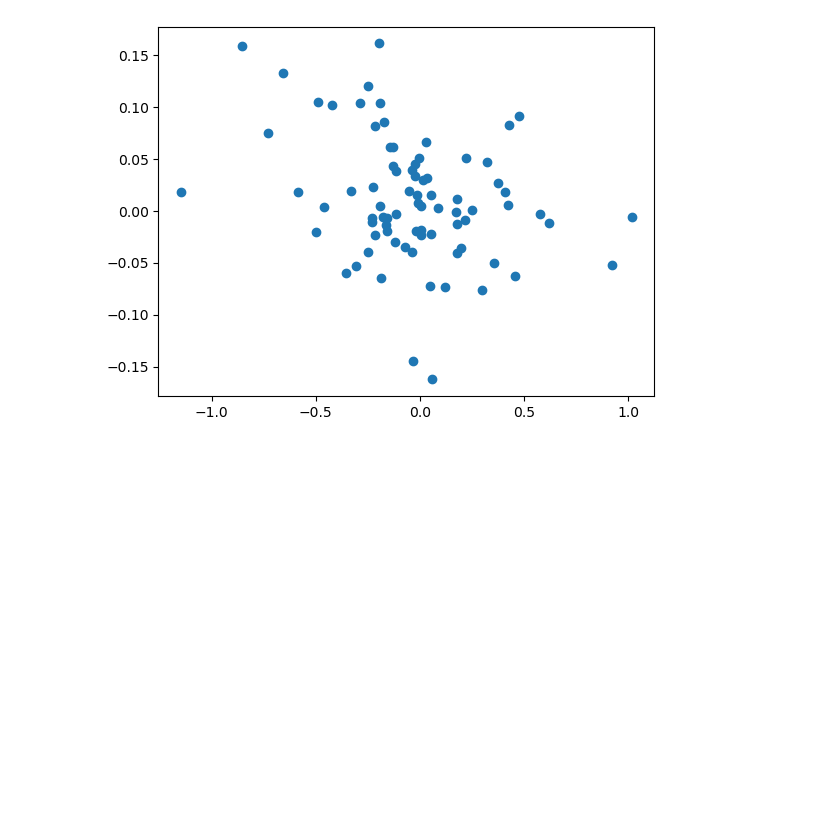
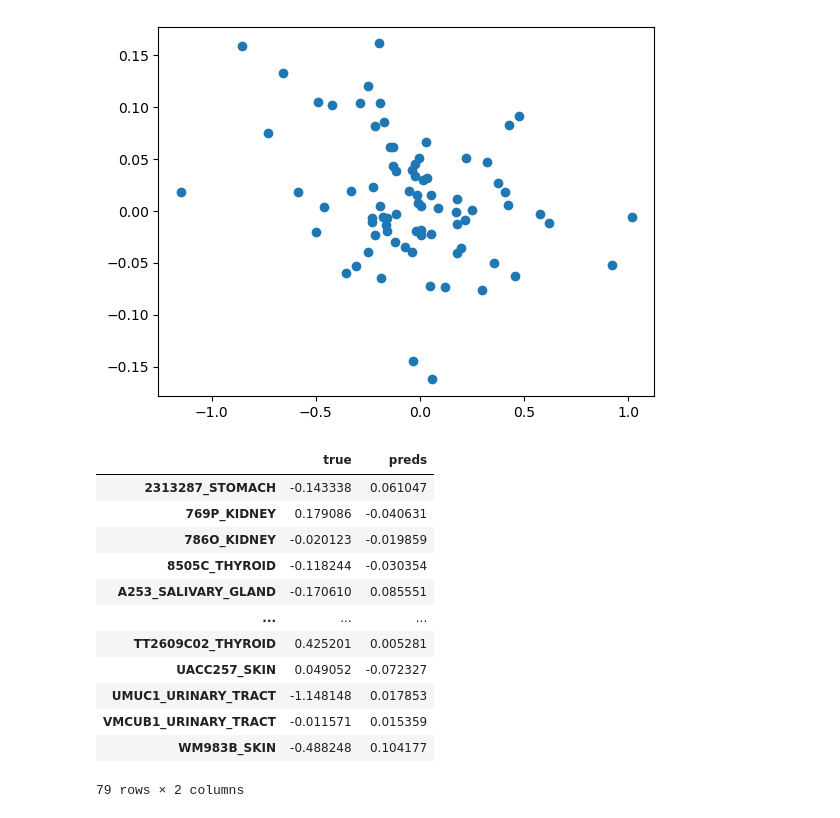
Before and after one commit to corsellolab/refract, a Jupyter notebook: notebooks/20230607_validate_performance/4_really_make_sure_part3.ipynb, the cells around one changed output. Cells and saved outputs as stored; diff of their text form; code cells hidden in the pictures; blank space fills up the shorter version.

```diff
--- a/notebooks/20230607_validate_performance/4_really_make_sure_part3.ipynb
+++ b/notebooks/20230607_validate_performance/4_really_make_sure_part3.ipynb
@@ -106,0 +118,18 @@ plt.scatter(in_test_set["true"].values, in_test_set["preds"].values)
+# %%
+# sort in_test_set by index
+in_test_set.sort_index(inplace=True)
+in_test_set
+# %% [output]
+|  | true | preds |
+| 2313287_STOMACH | -0.143338 | 0.061047 |
+| 769P_KIDNEY | 0.179086 | -0.040631 |
+| 786O_KIDNEY | -0.020123 | -0.019859 |
+| 8505C_THYROID | -0.118244 | -0.030354 |
+| A253_SALIVARY_GLAND | -0.170610 | 0.085551 |
+| ... | ... | ... |
+| TT2609C02_THYROID | 0.425201 | 0.005281 |
+| UACC257_SKIN | 0.049052 | -0.072327 |
+| UMUC1_URINARY_TRACT | -1.148148 | 0.017853 |
+| VMCUB1_URINARY_TRACT | -0.011571 | 0.015359 |
+| WM983B_SKIN | -0.488248 | 0.104177 |
+79 rows × 2 columns
```
Also changed, not shown: parts of 5 cells of this notebook, 1 other file.
